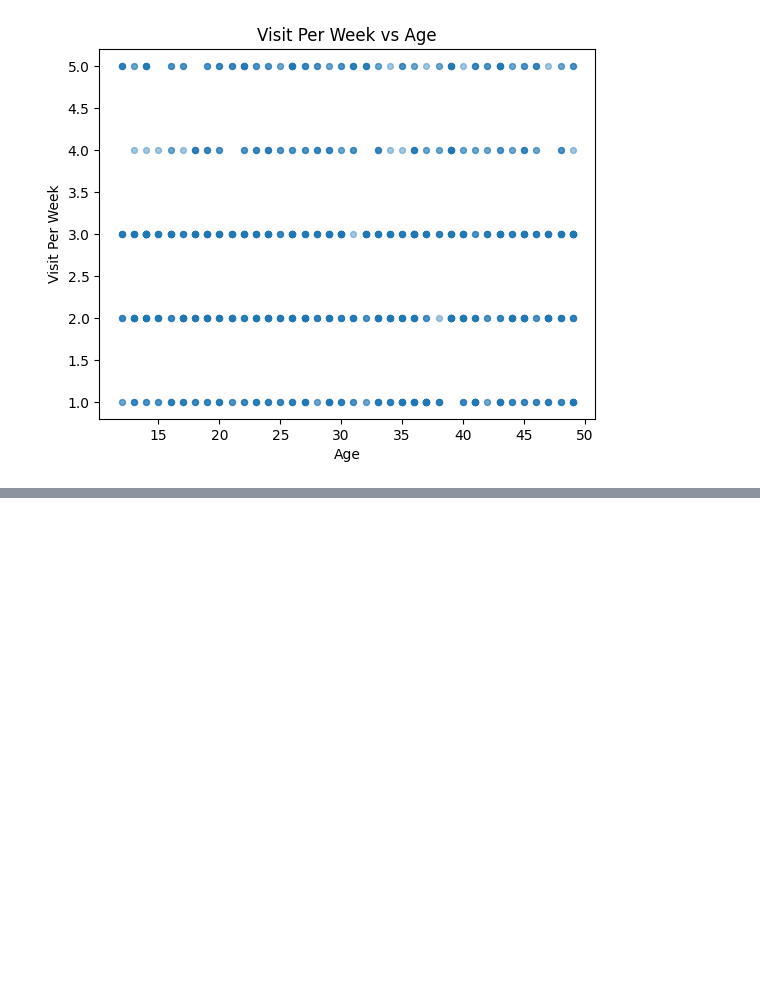
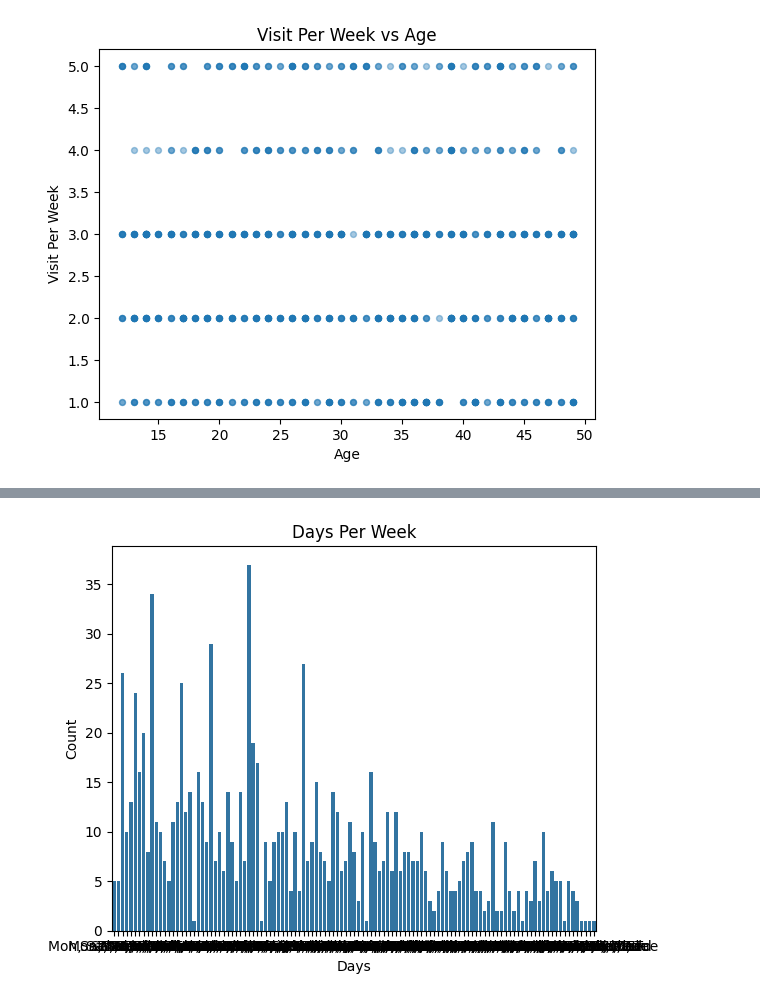
Before and after one commit to smchakma/ResearchWithSkillMoprh, a Jupyter notebook: Matplotlib_and_seaborn_asg.ipynb, the cells around one changed output, grey strips where cells are left out. Saved outputs shown, nothing was run; the diff lists cells and outputs as text; code cells hidden in the pictures; blank space fills up the shorter version.

```diff
--- a/Matplotlib_and_seaborn_asg.ipynb
+++ b/Matplotlib_and_seaborn_asg.ipynb
@@ -97,0 +120,11 @@ plt.show()
+# %%
+###Count plot — days_per_week
+
+fig, ax = plt.subplots()
+sns.countplot(x = 'days_per_week', data = gym)
+ax.set(title='Days Per Week', xlabel = 'Days', ylabel = 'Count')
+
+plt.tight_layout()
+plt.show()
+# %% [output]
+[figure, added]
```
Also changed, not shown: parts of 2 cells of this notebook.
